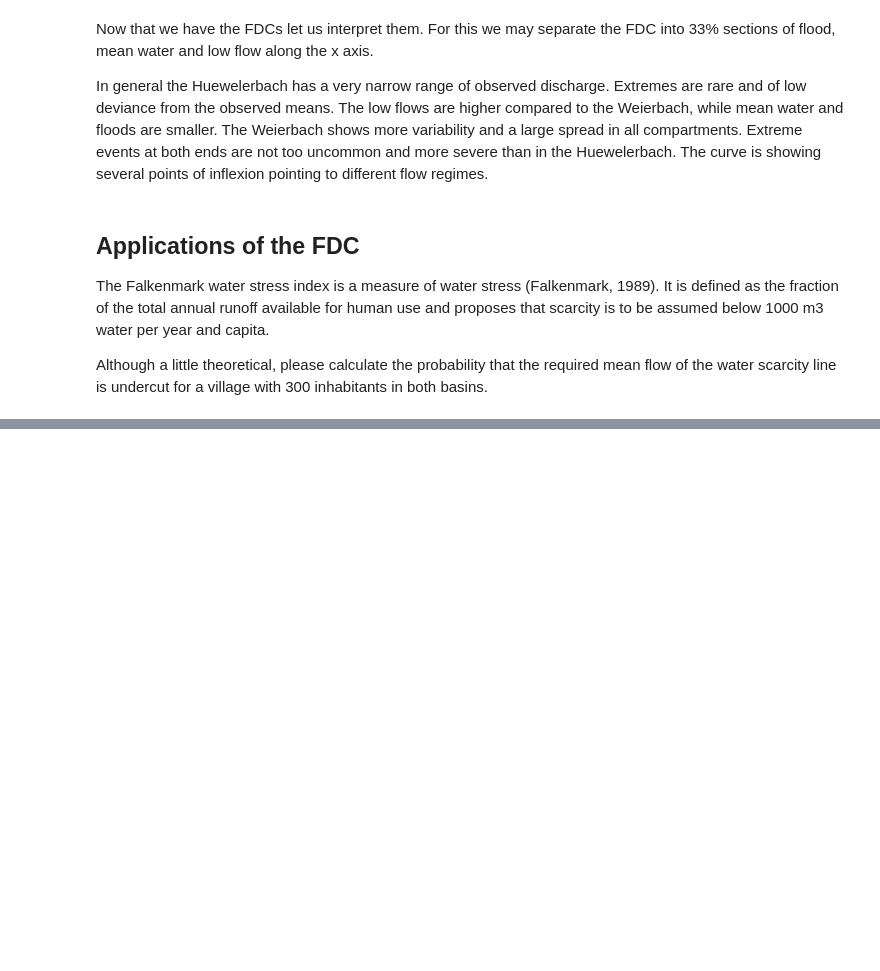
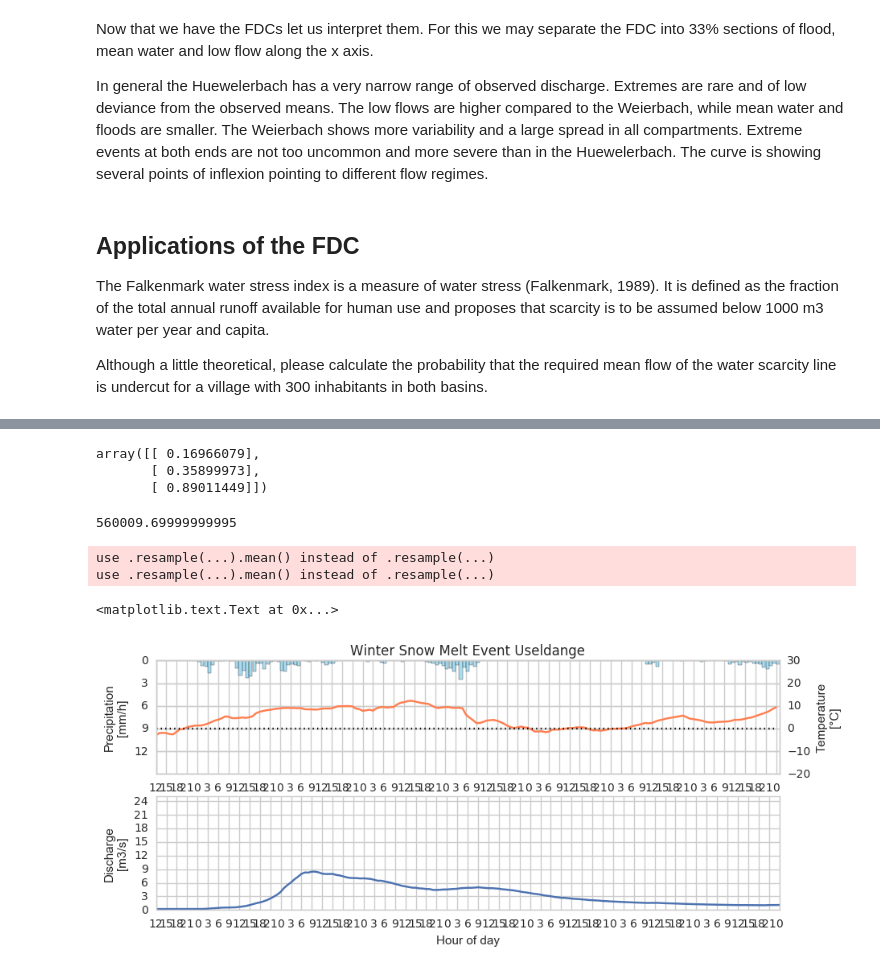
Before and after one commit to cojacoo/hydro_tutorial, a Jupyter notebook: Tutorial_2_FlowDuration_RunoffGeneration.ipynb, the cells around one changed output, grey strips where cells are left out. Drawn from its saved outputs; the diff is of its cells as text; code cells hidden in the pictures; blank space fills up the shorter version.

```diff
--- a/Tutorial_2_FlowDuration_RunoffGeneration.ipynb
+++ b/Tutorial_2_FlowDuration_RunoffGeneration.ipynb
@@ -191,0 +318,48 @@ The result is:
+# %%
+np.array([(qd0/Area.Weierbach)/0.00255,
+          (qd1/Area.Colpach)/0.00255,
+          (qd2/Area.Useldange)/0.00255])
+# %% [output]
+array([[ 0.16966079],
+       [ 0.35899973],
+       [ 0.89011449]])
+# %%
+qd2
+# %% [output]
+560009.69999999995
+# %%
+figsize(10,4)
+tstart=pd.to_datetime('2011-01-05 12:00:00')
+tstop=pd.to_datetime('2011-01-13 00:00:00')
+
+dummy_P=meteo[tstart:tstop].SUM_NN050R.resample('H').sum()
+dummy_T=meteo[tstart:tstop].AVG_TA200R.resample('H').mean()
+dummy_Q=QA[tstart:tstop].Colpach.resample('H').mean()
+
+subplot(211)
+bar(dummy_P.index,-dummy_P.values,color='skyblue',alpha=0.7,width=0.04)
+#plot(dummy_P.index,np.cumsum(-dummy_P.values),color='skyblue')
+ylim(-15,0)
+yticks(-np.arange(15)[::3],np.arange(15)[::3])
+xticks(dummy_Q.resample('3H').index,dummy_Q.resample('3H').index.hour)
+ylabel('Precipitation\n[mm/h]')
+title('Winter Snow Melt Event Useldange')
+
+twinx()
+plot(dummy_T.index,dummy_T.values,color='coral')
+plot(dummy_T.index[[0,-1]],[0,0],':',color='black')
+ylim(-20,30)
+ylabel('Temperature\n[°C]')
+
+subplot(212)
+plot(dummy_Q.index,dummy_Q.values)
+ylim(0,25)
+yticks(np.arange(25)[::3])
+xticks(dummy_Q.resample('3H').index,dummy_Q.resample('3H').index.hour)
+ylabel('Discharge\n[m3/s]')
+xlabel('Hour of day')
+# %% [output]
+use .resample(...).mean() instead of .resample(...)
+use .resample(...).mean() instead of .resample(...)
+<matplotlib.text.Text at 0x...>
+[figure, added]
```
Also changed, not shown: parts of 12 cells of this notebook.
